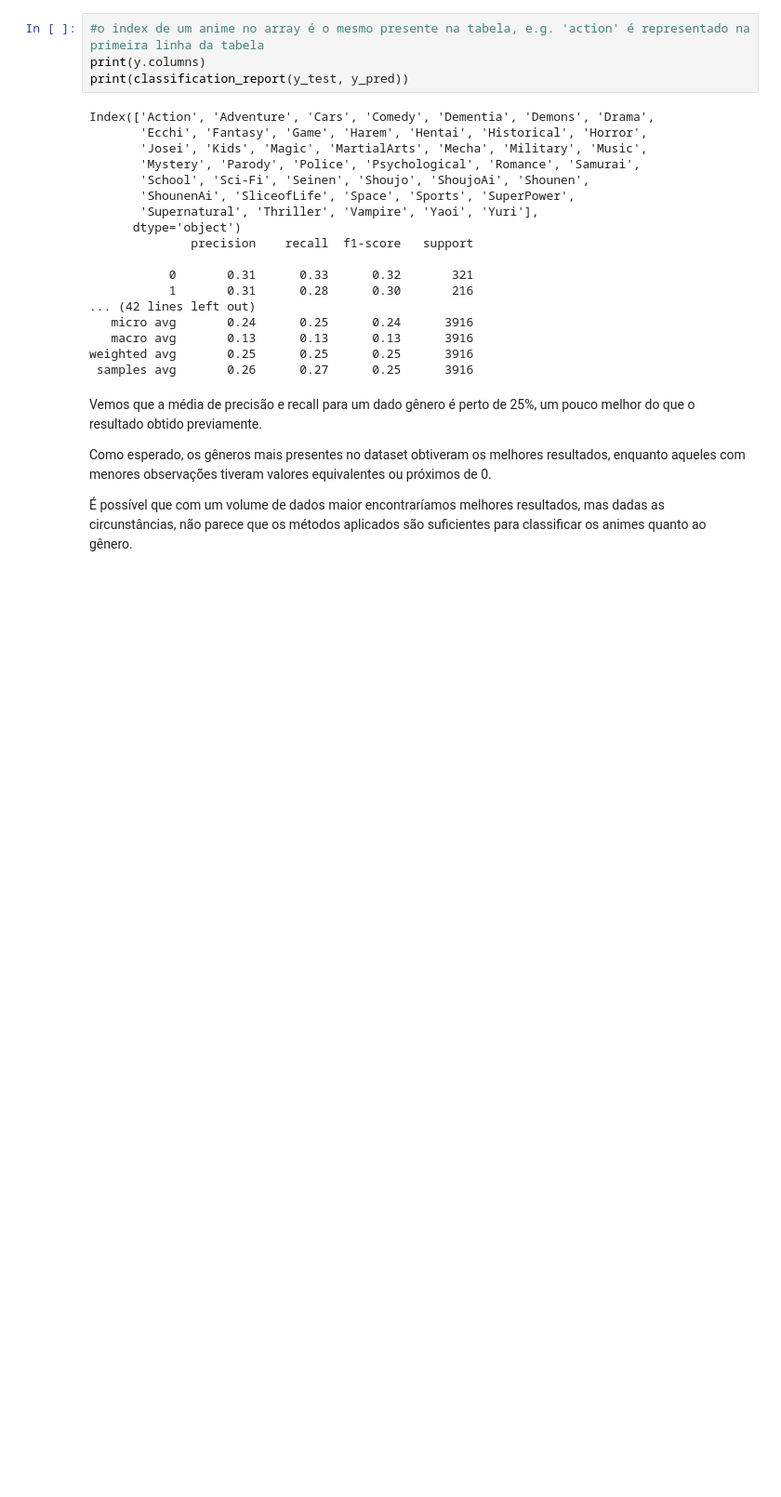
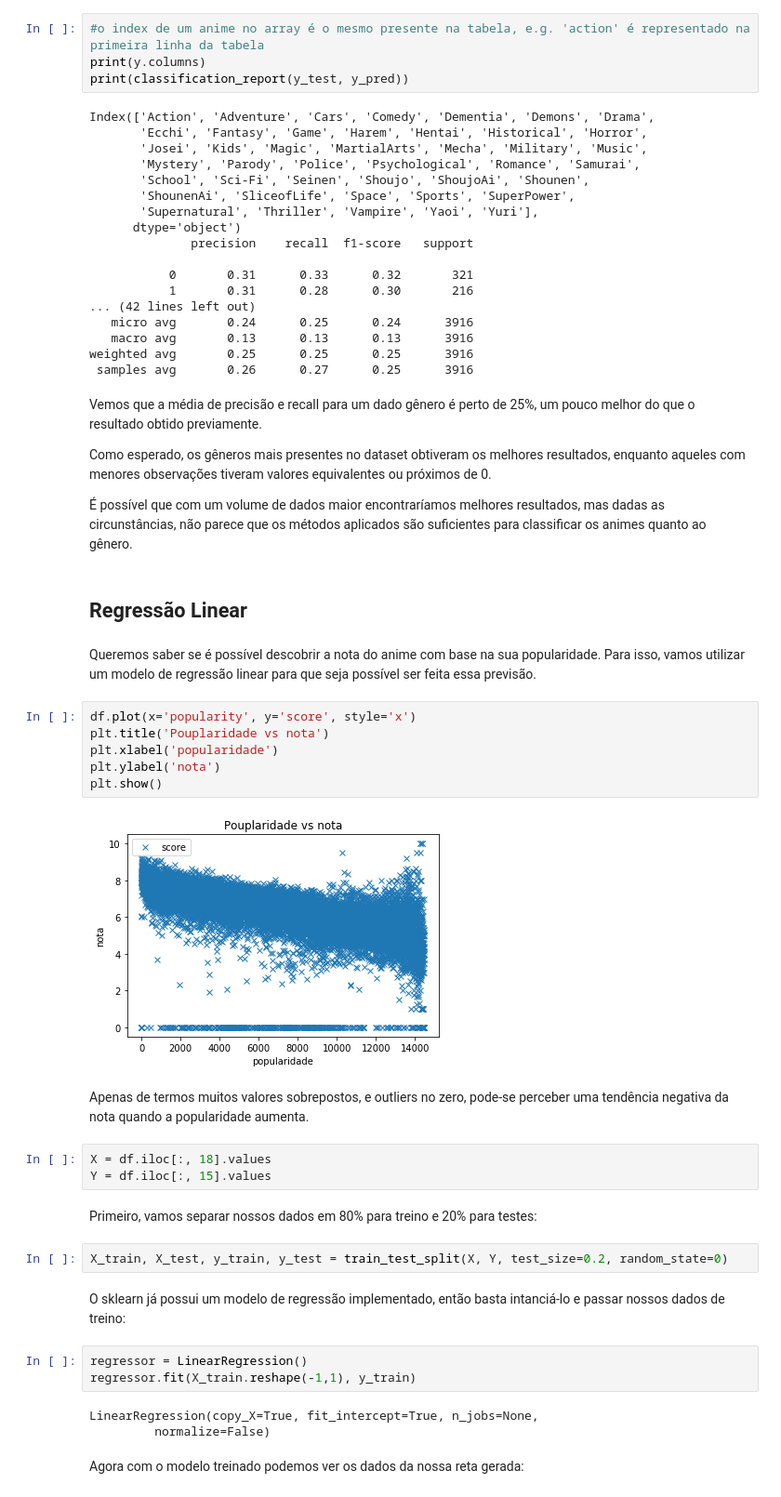
Before and after one commit to lucasbrant/Projeto_ICD, a Jupyter notebook: Trabalho ICD - MyAnimeList.ipynb, the cells around one changed output. Shown at 93% size. Cells and saved outputs as stored; diff of their text form; blank space fills up the shorter version.

Commit message:
Adicionando Regressão linear

```diff
--- a/Trabalho ICD - MyAnimeList.ipynb
+++ b/Trabalho ICD - MyAnimeList.ipynb
@@ -444,3 +439,34 @@ Vemos que a média de precisão e recall para um dado gênero é perto de 25%, u
 Como esperado, os gêneros mais presentes no dataset obtiveram os melhores resultados, enquanto aqueles com menores observações tiveram valores equivalentes ou próximos de 0.
 
 É possível que com um volume de dados maior encontraríamos melhores resultados, mas dadas as circunstâncias, não parece que os métodos aplicados são suficientes para classificar os animes quanto ao gênero.
+# %% [markdown]
+## Regressão Linear
+# %% [markdown]
+Queremos saber se é possível descobrir a nota do anime com base na sua popularidade. Para isso, vamos utilizar um modelo de regressão linear para que seja possível ser feita essa previsão.
+# %%
+df.plot(x='popularity', y='score', style='x')
+plt.title('Pouplaridade vs nota')
+plt.xlabel('popularidade')
+plt.ylabel('nota')
+plt.show()
+# %% [output]
+[figure, added]
+# %% [markdown]
+Apenas de termos muitos valores sobrepostos, e outliers no zero, pode-se perceber uma tendência negativa da nota quando a popularidade aumenta.
+# %%
+X = df.iloc[:, 18].values
+Y = df.iloc[:, 15].values
+# %% [markdown]
+Primeiro, vamos separar nossos dados em 80% para treino e 20% para testes:
+# %%
+X_train, X_test, y_train, y_test = train_test_split(X, Y, test_size=0.2, random_state=0)
+# %% [markdown]
+O sklearn já possui um modelo de regressão implementado, então basta intanciá-lo e passar nossos dados de treino:
+# %%
+regressor = LinearRegression()
+regressor.fit(X_train.reshape(-1,1), y_train)
+# %% [output]
+LinearRegression(copy_X=True, fit_intercept=True, n_jobs=None,
+         normalize=False)
+# %% [markdown]
+Agora com o modelo treinado podemos ver os dados da nossa reta gerada:
```
Also changed, not shown: parts of 14 cells of this notebook.
